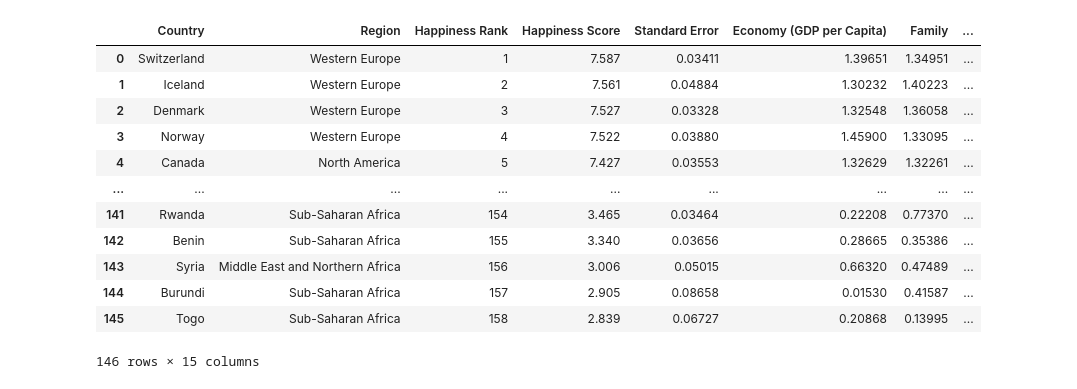
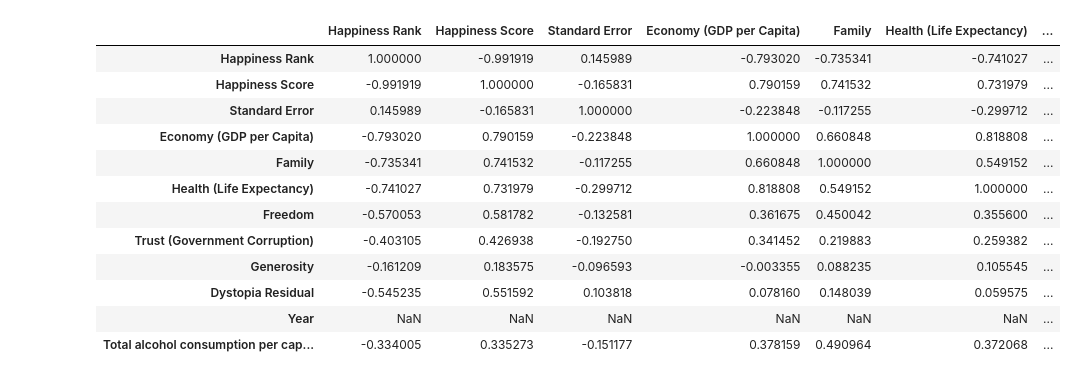
Before and after one commit to ryanmarshall80/project1, a Jupyter notebook: HappinessReport.ipynb, the cells around one changed output. Cells and saved outputs as stored; diff of their text form; code cells hidden in the pictures.

```diff
--- a/HappinessReport.ipynb
+++ b/HappinessReport.ipynb
@@ -20,20 +47,20 @@ alco_df = alco_df.loc[alco_df['Year'] ==2015]
 alco_df=alco_df.rename(columns={"Entity":"Country"})
 # %%
 happy_alco = pd.merge(happy_df2015,alco_df, on="Country")
-happy_alco
+happy_alco.corr()
 # %% [output]
-|  | Country | Region | Happiness Rank | Happiness Score | Standard Error | Economy (GDP per Capita) | Family | ... |
-| 0 | Switzerland | Western Europe | 1 | 7.587 | 0.03411 | 1.39651 | 1.34951 | ... |
-| 1 | Iceland | Western Europe | 2 | 7.561 | 0.04884 | 1.30232 | 1.40223 | ... |
-| 2 | Denmark | Western Europe | 3 | 7.527 | 0.03328 | 1.32548 | 1.36058 | ... |
-| 3 | Norway | Western Europe | 4 | 7.522 | 0.03880 | 1.45900 | 1.33095 | ... |
-| 4 | Canada | North America | 5 | 7.427 | 0.03553 | 1.32629 | 1.32261 | ... |
-| ... | ... | ... | ... | ... | ... | ... | ... | ... |
-| 141 | Rwanda | Sub-Saharan Africa | 154 | 3.465 | 0.03464 | 0.22208 | 0.77370 | ... |
-| 142 | Benin | Sub-Saharan Africa | 155 | 3.340 | 0.03656 | 0.28665 | 0.35386 | ... |
-| 143 | Syria | Middle East and Northern Africa | 156 | 3.006 | 0.05015 | 0.66320 | 0.47489 | ... |
-| 144 | Burundi | Sub-Saharan Africa | 157 | 2.905 | 0.08658 | 0.01530 | 0.41587 | ... |
-| 145 | Togo | Sub-Saharan Africa | 158 | 2.839 | 0.06727 | 0.20868 | 0.13995 | ... |
+|  | Happiness Rank | Happiness Score | Standard Error | Economy (GDP per Capita) | Family | Health (Life Expectancy) | ... |
+| Happiness Rank | 1.000000 | -0.991919 | 0.145989 | -0.793020 | -0.735341 | -0.741027 | ... |
+| Happiness Score | -0.991919 | 1.000000 | -0.165831 | 0.790159 | 0.741532 | 0.731979 | ... |
+| Standard Error | 0.145989 | -0.165831 | 1.000000 | -0.223848 | -0.117255 | -0.299712 | ... |
+| Economy (GDP per Capita) | -0.793020 | 0.790159 | -0.223848 | 1.000000 | 0.660848 | 0.818808 | ... |
+| Family | -0.735341 | 0.741532 | -0.117255 | 0.660848 | 1.000000 | 0.549152 | ... |
+| Health (Life Expectancy) | -0.741027 | 0.731979 | -0.299712 | 0.818808 | 0.549152 | 1.000000 | ... |
+| Freedom | -0.570053 | 0.581782 | -0.132581 | 0.361675 | 0.450042 | 0.355600 | ... |
+| Trust (Government Corruption) | -0.403105 | 0.426938 | -0.192750 | 0.341452 | 0.219883 | 0.259382 | ... |
+| Generosity | -0.161209 | 0.183575 | -0.096593 | -0.003355 | 0.088235 | 0.105545 | ... |
+| Dystopia Residual | -0.545235 | 0.551592 | 0.103818 | 0.078160 | 0.148039 | 0.059575 | ... |
+| Year | NaN | NaN | NaN | NaN | NaN | NaN | ... |
+| Total alcohol consumption per cap... | -0.334005 | 0.335273 | -0.151177 | 0.378159 | 0.490964 | 0.372068 | ... |
-146 rows × 15 columns
 # %%
 happy_alco.plot.scatter("Total alcohol consumption per capita (liters of pure alcohol, projected estimates, 15+ years of age)",'Happiness Score')
```
Also changed, not shown: parts of 24 cells of this notebook, 6 other files.
